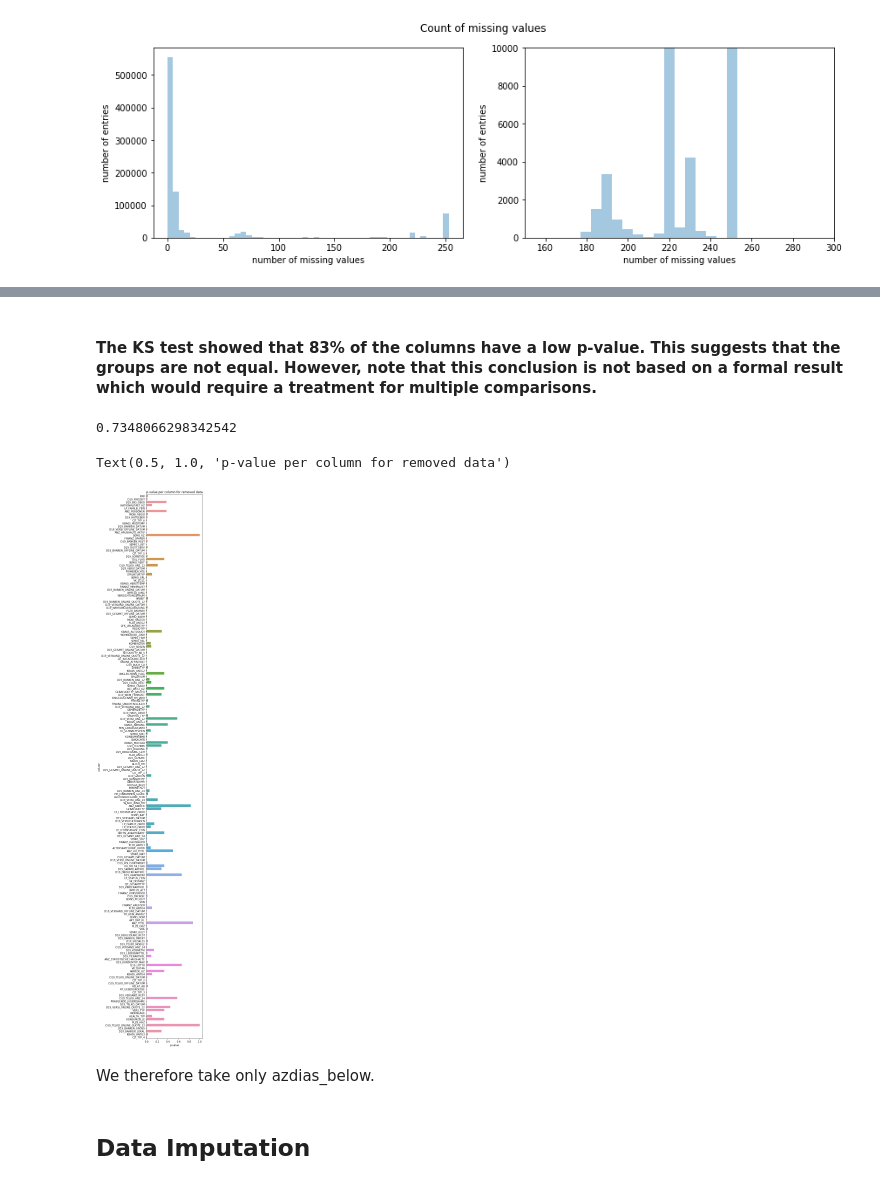
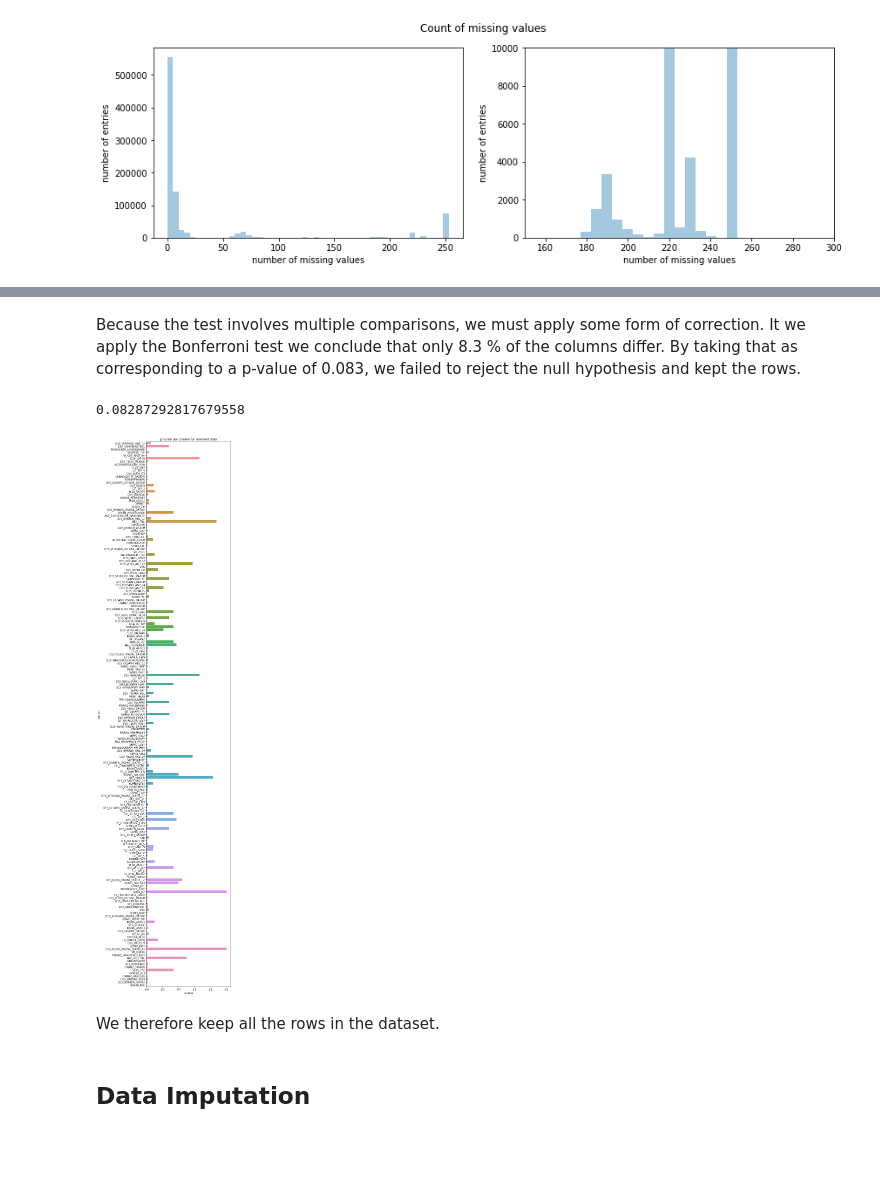
Before and after one commit to bvcmartins/dsnd_capstone, a Jupyter notebook: main.ipynb, the cells around one changed output, grey strips where cells are left out. Saved outputs shown, nothing was run; the diff lists cells and outputs as text; code cells hidden in the pictures; blank space fills up the shorter version.

```diff
--- a/main.ipynb
+++ b/main.ipynb
@@ -409,17 +399,14 @@ ks_df.head()
-# %% [markdown]
-#### The KS test showed that 83% of the columns have a low p-value. This suggests that the groups are not equal. However, note that this conclusion is not based on a formal result which would require a treatment for multiple comparisons.
+# %% [markdown]
+Because the test involves multiple comparisons, we must apply some form of correction. It we apply the Bonferroni test we conclude that only 8.3 % of the columns differ. By taking that as corresponding to a p-value of 0.083, we failed to reject the null hypothesis and kept the rows.
 # %%
-ks_df[ks_df['pvalues']<0.05].shape[0] / ks_df.shape[0]
+ks_df[ks_df['pvalues']< 0.05 / n_columns_test].shape[0] / ks_df.shape[0]
 # %% [output]
-0.7348066298342542
+0.08287292817679558
 # %%
-fig,ax = plt.subplots(figsize=(4,40))
+fig,ax = plt.subplots(figsize=(6,40))
 sns.barplot(y='col', x='pvalues', data=ks_df, ax=ax)
 ax.set_xlabel('p-value')
 ax.set_ylabel('column');
-ax.set_title('p-value per column for removed data')
+ax.set_title('p-value per column for removed data');
 # %% [output]
-Text(0.5, 1.0, 'p-value per column for removed data')
-[figure, old version]
+[figure, new version]
-# %% [markdown]
-We therefore take only azdias_below.
@@ -431,3 +413,5 @@ azdias2 = drop_rows(azdias.copy())
+# %% [markdown]
+We therefore keep all the rows in the dataset.
 # %% [markdown]
 ## Data Imputation
 # %% [markdown]
```
Also changed, not shown: parts of 126 cells of this notebook.
